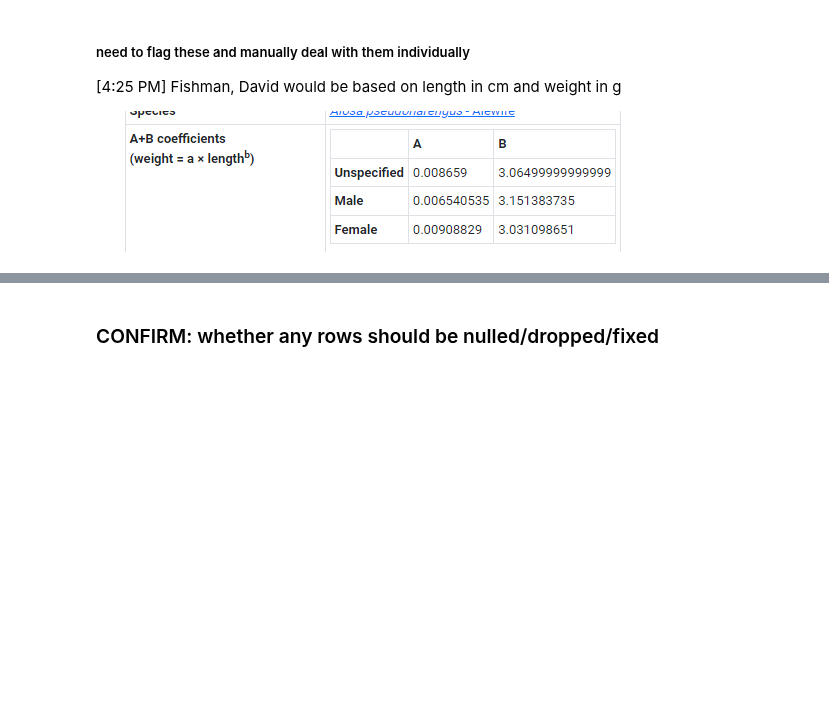
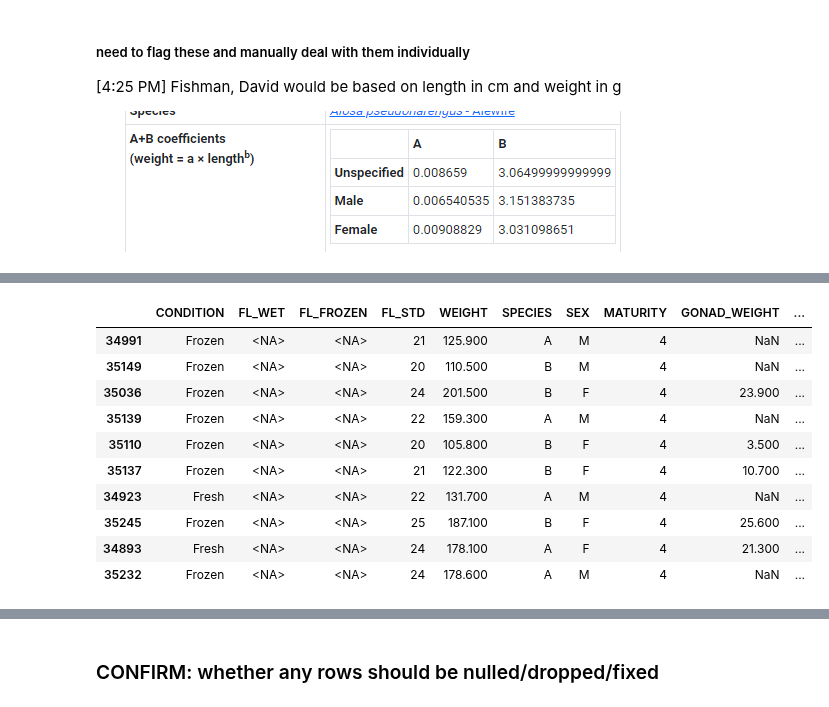
Before and after one commit to dfo-gulf-science/Gaspereau, a Jupyter notebook: 10. Cleaning and Creating Tables.ipynb, the cells around one changed output, grey strips where cells are left out. Drawn from its saved outputs; the diff is of its cells as text; code cells hidden in the pictures; blank space fills up the shorter version.

Commit message:
lenght weight ratios are odd....

```diff
--- a/10. Cleaning and Creating Tables.ipynb
+++ b/10. Cleaning and Creating Tables.ipynb
@@ -516,3 +512,23 @@ df_FD[(df_FD['lw_ratio_check'] < lw_ratio_min) | (df_FD['lw_ratio_check'] > lw_r
+# %%
+
+
+
+
+
+columns = ['CONDITION', 'FL_WET', 'FL_FROZEN', 'FL_STD', 'WEIGHT', 'SPECIES', 'SEX', 'MATURITY', 'GONAD_WEIGHT', 'lw_ratio_check']
+df_FD[(df_FD['lw_ratio_check'] < lw_ratio_min) | (df_FD['lw_ratio_check'] > lw_ratio_max)].sample(10)[columns]
+# %% [output]
+|  | CONDITION | FL_WET | FL_FROZEN | FL_STD | WEIGHT | SPECIES | SEX | MATURITY | GONAD_WEIGHT | ... |
+| 34991 | Frozen | <NA> | <NA> | 21 | 125.900 | A | M | 4 | NaN | ... |
+| 35149 | Frozen | <NA> | <NA> | 20 | 110.500 | B | M | 4 | NaN | ... |
+| 35036 | Frozen | <NA> | <NA> | 24 | 201.500 | B | F | 4 | 23.900 | ... |
+| 35139 | Frozen | <NA> | <NA> | 22 | 159.300 | A | M | 4 | NaN | ... |
+| 35110 | Frozen | <NA> | <NA> | 20 | 105.800 | B | F | 4 | 3.500 | ... |
+| 35137 | Frozen | <NA> | <NA> | 21 | 122.300 | B | F | 4 | 10.700 | ... |
+| 34923 | Fresh | <NA> | <NA> | 22 | 131.700 | A | M | 4 | NaN | ... |
+| 35245 | Frozen | <NA> | <NA> | 25 | 187.100 | B | F | 4 | 25.600 | ... |
+| 34893 | Fresh | <NA> | <NA> | 24 | 178.100 | A | F | 4 | 21.300 | ... |
+| 35232 | Frozen | <NA> | <NA> | 24 | 178.600 | A | M | 4 | NaN | ... |
 # %%
 # these are our outliers
 columns = ['CONDITION', 'FL_WET', 'FL_FROZEN', 'FL_STD', 'WEIGHT', 'SPECIES', 'SEX', 'MATURITY', 'GONAD_WEIGHT', 'AGE', 'lw_ratio_check']
```
Also changed, not shown: parts of 29 cells of this notebook.
